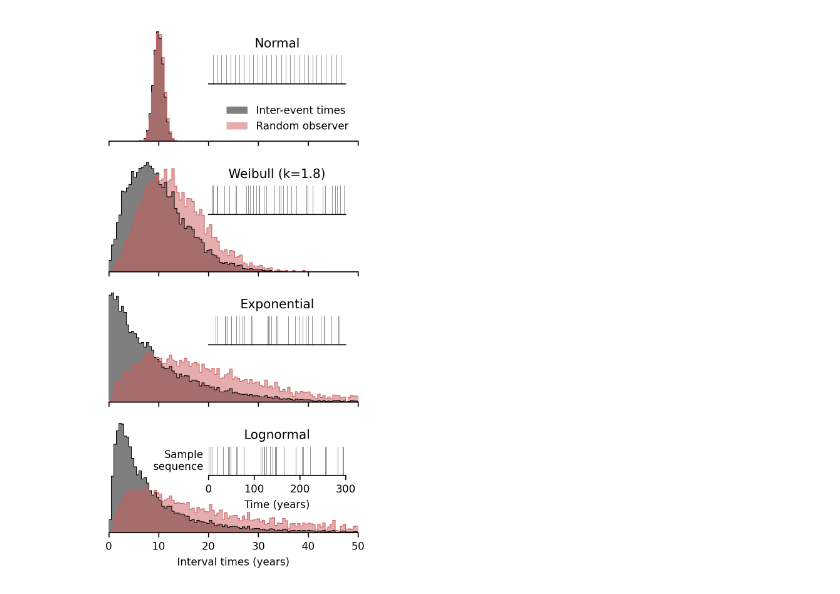
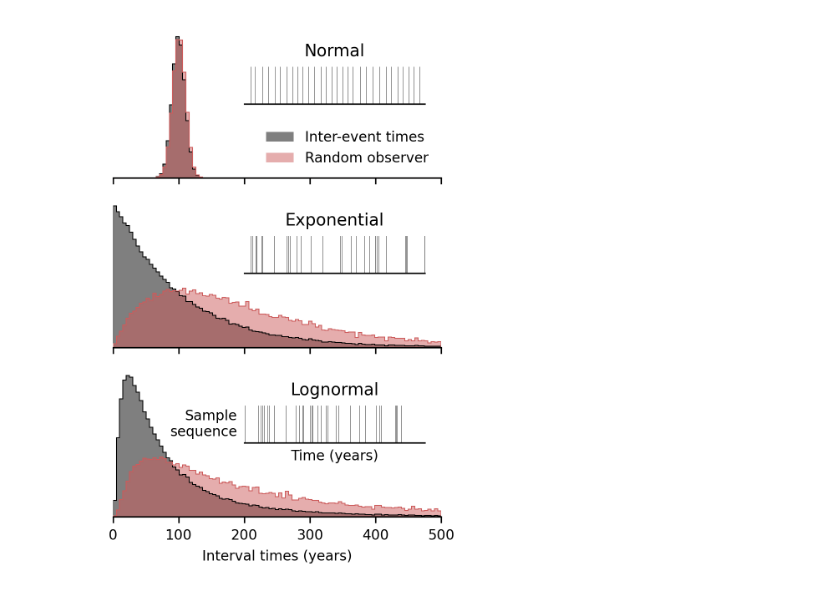
Before and after one commit to keliankaz/waiting_time_paradox, a Jupyter notebook: notebooks/simulation.ipynb, the cells around one changed output. Drawn from its saved outputs; the diff is of its cells as text; code cells hidden in the pictures.

```diff
--- a/notebooks/simulation.ipynb
+++ b/notebooks/simulation.ipynb
@@ -8,21 +8,21 @@ mpl.rcParams.update({'font.size': 8})
 mpl.rcParams['figure.dpi'] = 300
 # %%
 start_time = 0
-end_time = 100000
+end_time = 10000000
 num_samples = 100000
-mean = 10
+mean = 100
 
-dist_normal = Distribution(np.random.normal, (mean, 1))
+dist_normal = Distribution(np.random.normal, (mean, 10))
 dist_exponential = Distribution(np.random.exponential, (mean,))
 dist_lognormal = Distribution(np.random.lognormal, (np.log(mean) - 0.5,)) # lognormal takes as input the mean of the underlying nomal distribution
 dist_weibull = WeibullDistribution(mean, shape=1.8)
 
-dist_list = [dist_normal, dist_weibull, dist_exponential, dist_lognormal]
-name_list = ["Normal", "Weibull (k=1.8)", "Exponential", "Lognormal"]
+dist_list = [dist_normal, dist_exponential, dist_lognormal]
+name_list = ["Normal", "Exponential", "Lognormal"]
 # %%
-fig, ax = plt.subplots(len(dist_list), 1, sharex=True, figsize=(3, 6))
+fig, ax = plt.subplots(len(dist_list), 1, sharex=True, figsize=(3, 4.5))
 
-snip_time = 300
+snip_time = 30*mean
 bins = np.linspace(0, 5 * mean, 100)
 hist_kwargs = {"bins": bins, "density": True}
 
@@ -34,6 +34,7 @@ for i, (dist, name) in enumerate(zip(dist_list, name_list)):
         np.random.uniform(start_time, end_time, size=num_samples)
     )
 
+    # horribly inefficient but it works
     interval_times = np.array(
         [
             get_full_interval(tq, t)
@@ -58,32 +59,31 @@ for i, (dist, name) in enumerate(zip(dist_list, name_list)):
         xlim=(0, snip_time),
         yticks=[],
         xticks=[],
     )
 
     # remove all top, left and right spines
     inset_ax.spines['top'].set_visible(False)
     inset_ax.spines['left'].set_visible(False)
     inset_ax.spines['right'].set_visible(False)
 
 
     inset_ax.set_title(name)
 
 inset_ax.set(
     xlabel = "Time (years)",
-    xticks = np.arange(0, snip_time+1, 100),
 )
 
 inset_ax.set_ylabel("Sample\nsequence", rotation=0, ha='right', va='center')
 
 ax[0].legend(loc="lower right", frameon=False)
 
 ax[-1].set(
     xlabel="Interval times (years)",
     xlim=(0, 5 * mean),
     yticks=[],
 )
 
 plt.tight_layout()
 plt.savefig("waiting_time_paradox.pdf", dpi=300)
 # %% [output]
-[figure, old version]
+[figure, new version]
```
Also changed, not shown: parts of 1 cell of this notebook, 9 other files.
